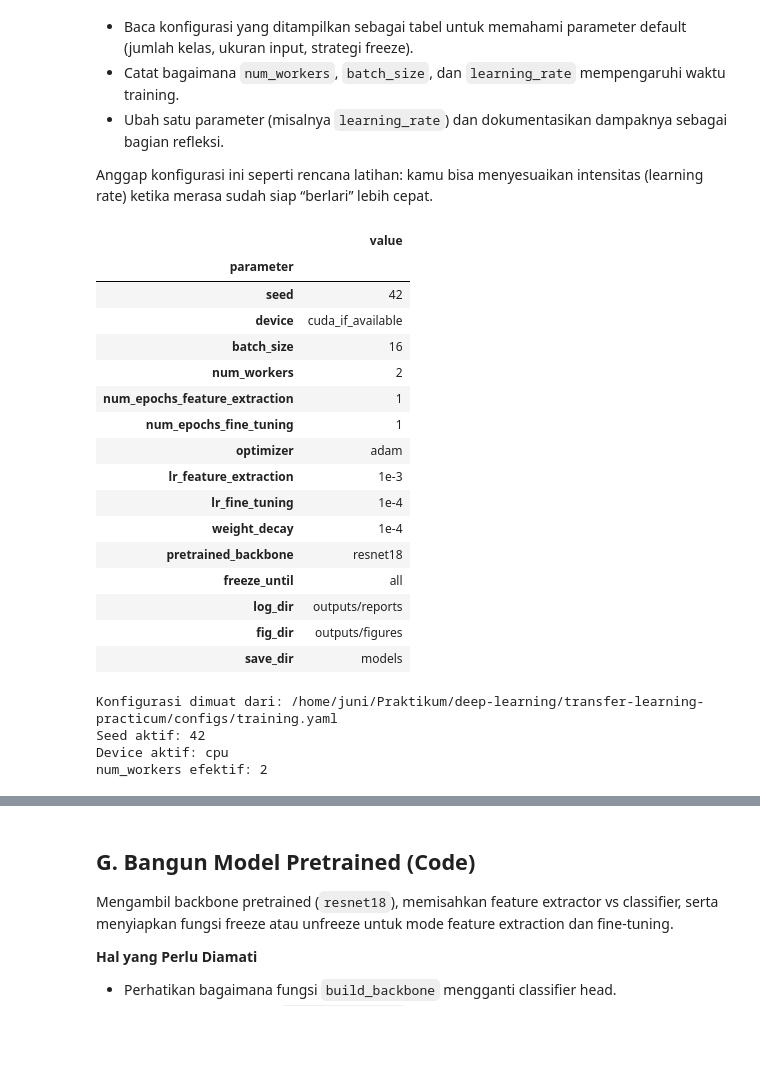
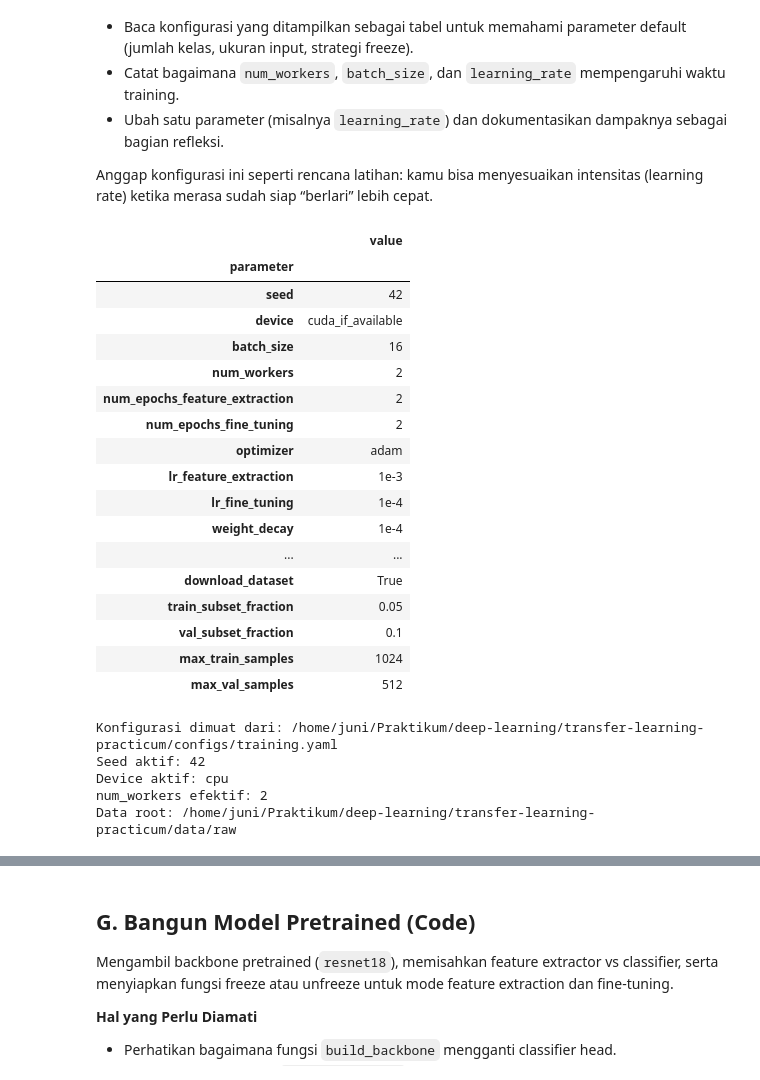
Before and after one commit to juniyasyos/deep-learning, a Jupyter notebook: transfer-learning-practicum/notebooks/01_transfer_learning_intro.ipynb, the cells around one changed output, grey strips where cells are left out. Cells and saved outputs as stored; diff of their text form; code cells hidden in the pictures; blank space fills up the shorter version.

```diff
--- a/transfer-learning-practicum/notebooks/01_transfer_learning_intro.ipynb
+++ b/transfer-learning-practicum/notebooks/01_transfer_learning_intro.ipynb
@@ -189,46 +185,53 @@ Anggap konfigurasi ini seperti rencana latihan: kamu bisa menyesuaikan intensita
 # Membaca konfigurasi template agar eksperimen mudah direplikasi.
 config_path = project_root / "configs" / "training.yaml"
 with config_path.open("r", encoding="utf-8") as f:
     config = yaml.safe_load(f)
 
 # Menormalkan nilai num_workers agar aman dijalankan lintas OS / notebook.
 num_workers_cfg = int(config.get("num_workers", 0))
 if os.name == "nt":
     num_workers_cfg = 0  # Windows + notebook lebih stabil single-thread loader.
 if num_workers_cfg < 0:
     num_workers_cfg = 0
 config["num_workers"] = num_workers_cfg
 
 config_df = pd.DataFrame(list(config.items()), columns=["parameter", "value"]).set_index("parameter")
 display(config_df)
 
 seed_value = config.get("seed", seed_value)
 set_seed(seed_value)
 device = get_device(config.get("device", "cuda_if_available"))
+
+data_root_path = (project_root / config.get("data_root", "data/raw")).resolve()
+data_root_path.mkdir(parents=True, exist_ok=True)
+
 print(f"Konfigurasi dimuat dari: {config_path}")
 print(f"Seed aktif: {seed_value}")
 print(f"Device aktif: {device}")
 print(f"num_workers efektif: {config['num_workers']}")
+print(f"Data root: {data_root_path}")
 # %% [output]
 |  | value |
 | parameter |  |
 | seed | 42 |
 | device | cuda_if_available |
 | batch_size | 16 |
 | num_workers | 2 |
-| num_epochs_feature_extraction | 1 |
-| num_epochs_fine_tuning | 1 |
+| num_epochs_feature_extraction | 2 |
+| num_epochs_fine_tuning | 2 |
 | optimizer | adam |
 | lr_feature_extraction | 1e-3 |
 | lr_fine_tuning | 1e-4 |
 | weight_decay | 1e-4 |
-| pretrained_backbone | resnet18 |
-| freeze_until | all |
-| log_dir | outputs/reports |
-| fig_dir | outputs/figures |
-| save_dir | models |
+| ... | ... |
+| download_dataset | True |
+| train_subset_fraction | 0.05 |
+| val_subset_fraction | 0.1 |
+| max_train_samples | 1024 |
+| max_val_samples | 512 |
 Konfigurasi dimuat dari: /home/juni/Praktikum/deep-learning/transfer-learning-practicum/configs/training.yaml
 Seed aktif: 42
 Device aktif: cpu
 num_workers efektif: 2
+Data root: /home/juni/Praktikum/deep-learning/transfer-learning-practicum/data/raw
 # %% [markdown]
```
Also changed, not shown: parts of 10 cells of this notebook, 3 other files.
